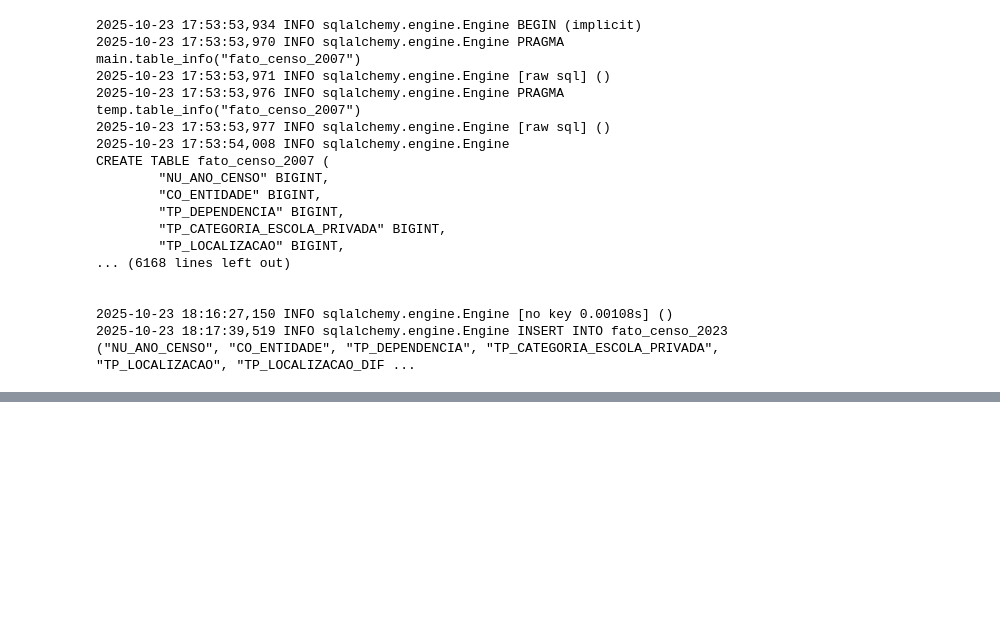
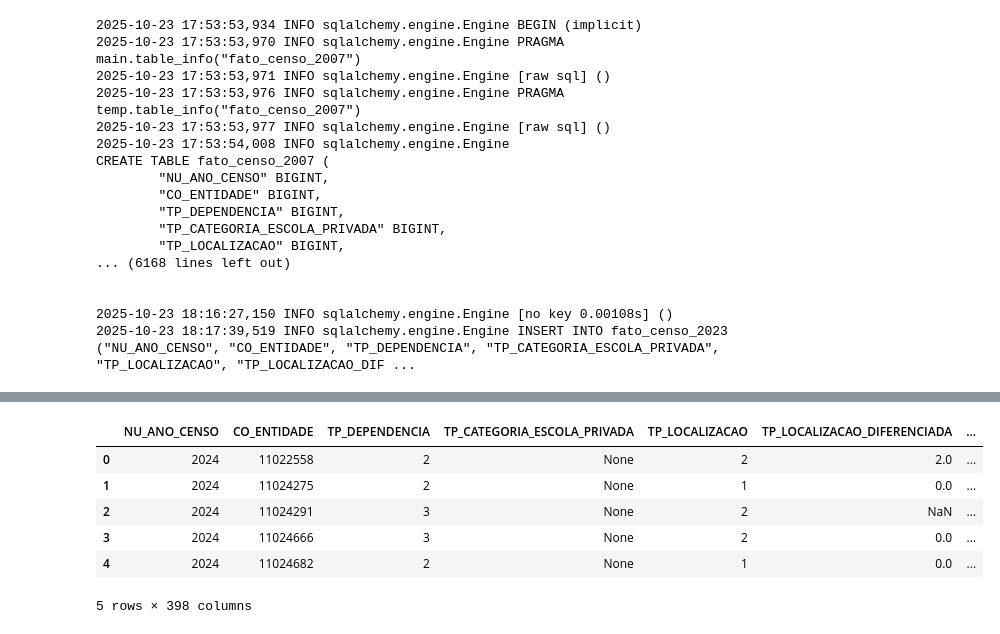
Before and after one commit to rickcolettohub/Censo-Data-ETL-Pipeline, a Jupyter notebook: notebooks/01_Data_Cleaning.ipynb, the cells around one changed output, grey strips where cells are left out. Saved outputs shown, nothing was run; the diff lists cells and outputs as text; code cells hidden in the pictures; blank space fills up the shorter version.

```diff
--- a/notebooks/01_Data_Cleaning.ipynb
+++ b/notebooks/01_Data_Cleaning.ipynb
@@ -484,0 +557,7 @@ for year in df:
+# %%
+db_path = os.path.join('..','data', 'censo_escolar.db')
+sql_engine = sqla.create_engine(f'sqlite:///{db_path}', echo=True)
+
+query = pd.read_sql("SELECT * FROM fato_censo_2024 LIMIT 5", sql_engine)
+display(query)
+# %% [output]
@@ -484,0 +572,7 @@ for year in df:
+|  | NU_ANO_CENSO | CO_ENTIDADE | TP_DEPENDENCIA | TP_CATEGORIA_ESCOLA_PRIVADA | TP_LOCALIZACAO | TP_LOCALIZACAO_DIFERENCIADA | ... |
+| 0 | 2024 | 11022558 | 2 | None | 2 | 2.0 | ... |
+| 1 | 2024 | 11024275 | 2 | None | 1 | 0.0 | ... |
+| 2 | 2024 | 11024291 | 3 | None | 2 | NaN | ... |
+| 3 | 2024 | 11024666 | 3 | None | 2 | 0.0 | ... |
+| 4 | 2024 | 11024682 | 2 | None | 1 | 0.0 | ... |
+5 rows × 398 columns
```
Also changed, not shown: parts of 17 cells of this notebook, 3 other files.
